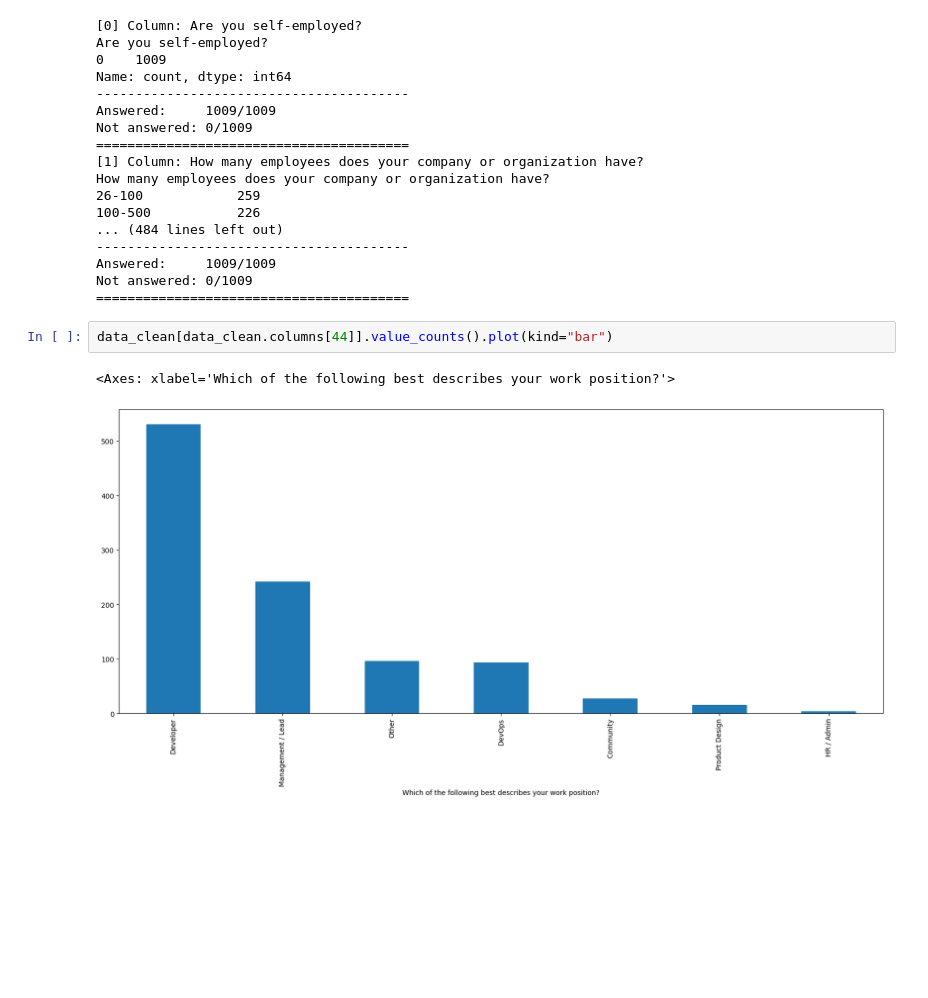
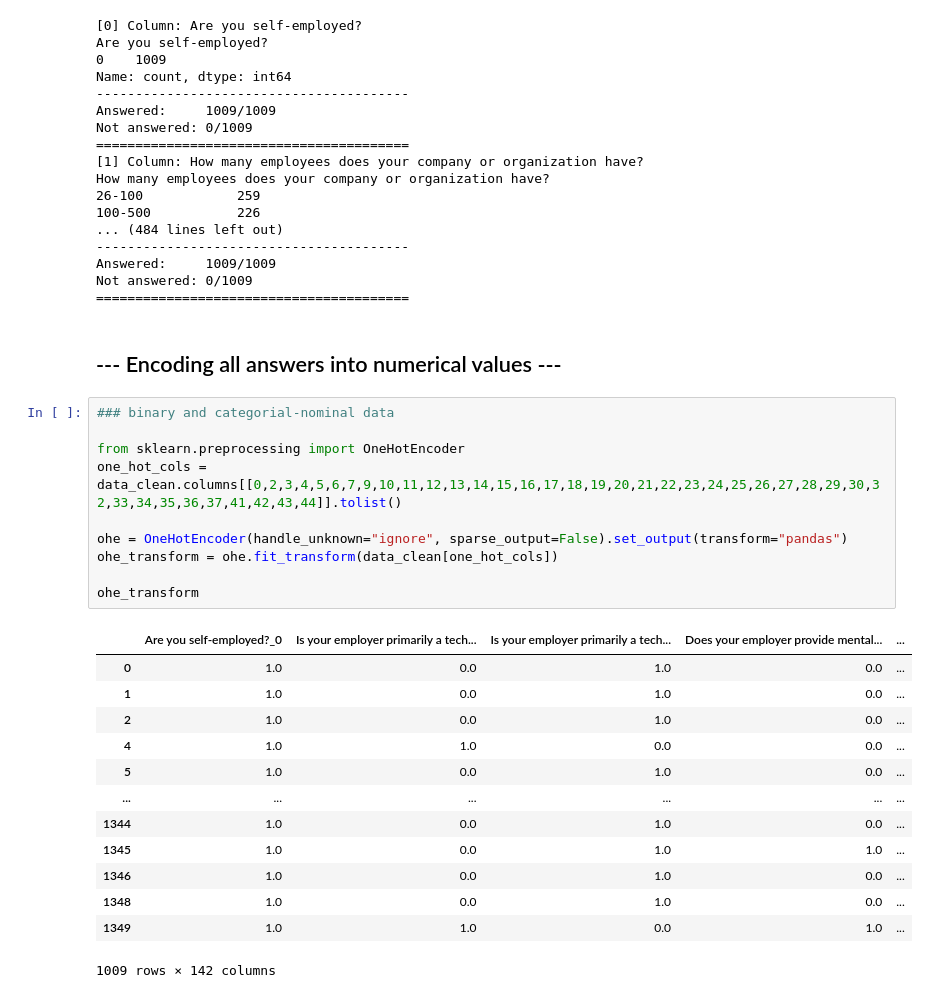
Before and after one commit to thedawid999/Health-Analysis, a Jupyter notebook: code/1_data_preprocessing.ipynb, the cells around one changed output. Cells and saved outputs as stored; diff of their text form; blank space fills up the shorter version.

Commit message:
encoded binary, nominal and ordinal data

```diff
--- a/code/1_data_preprocessing.ipynb
+++ b/code/1_data_preprocessing.ipynb
@@ -430,8 +426,29 @@ How many employees does your company or organization have?
 Answered:     1009/1009
 Not answered: 0/1009
 ========================================
-# %%
-data_clean[data_clean.columns[44]].value_counts().plot(kind="bar")
-# %% [output]
-<Axes: xlabel='Which of the following best describes your work position?'>
-[figure, removed]
+# %% [markdown]
+## --- Encoding all answers into numerical values ---
+# %%
+### binary and categorial-nominal data
+
+from sklearn.preprocessing import OneHotEncoder
+one_hot_cols = data_clean.columns[[0,2,3,4,5,6,7,9,10,11,12,13,14,15,16,17,18,19,20,21,22,23,24,25,26,27,28,29,30,32,33,34,35,36,37,41,42,43,44]].tolist()
+
+ohe = OneHotEncoder(handle_unknown="ignore", sparse_output=False).set_output(transform="pandas")
+ohe_transform = ohe.fit_transform(data_clean[one_hot_cols])
+
+ohe_transform
+# %% [output]
+|  | Are you self-employed?_0 | Is your employer primarily a tech... | Is your employer primarily a tech... | Does your employer provide mental... | ... |
+| 0 | 1.0 | 0.0 | 1.0 | 0.0 | ... |
+| 1 | 1.0 | 0.0 | 1.0 | 0.0 | ... |
+| 2 | 1.0 | 0.0 | 1.0 | 0.0 | ... |
+| 4 | 1.0 | 1.0 | 0.0 | 0.0 | ... |
+| 5 | 1.0 | 0.0 | 1.0 | 0.0 | ... |
+| ... | ... | ... | ... | ... | ... |
+| 1344 | 1.0 | 0.0 | 1.0 | 0.0 | ... |
+| 1345 | 1.0 | 0.0 | 1.0 | 1.0 | ... |
+| 1346 | 1.0 | 0.0 | 1.0 | 0.0 | ... |
+| 1348 | 1.0 | 0.0 | 1.0 | 0.0 | ... |
+| 1349 | 1.0 | 1.0 | 0.0 | 1.0 | ... |
+1009 rows × 142 columns
```
Also changed, not shown: parts of 5 cells of this notebook.
